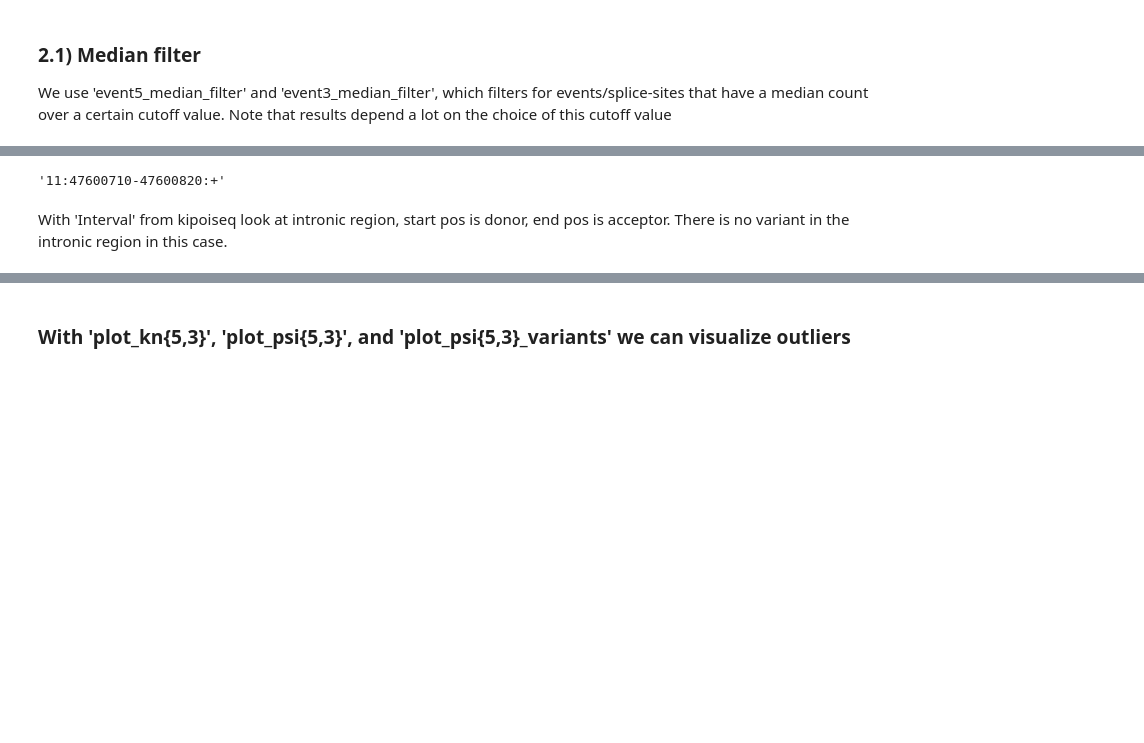
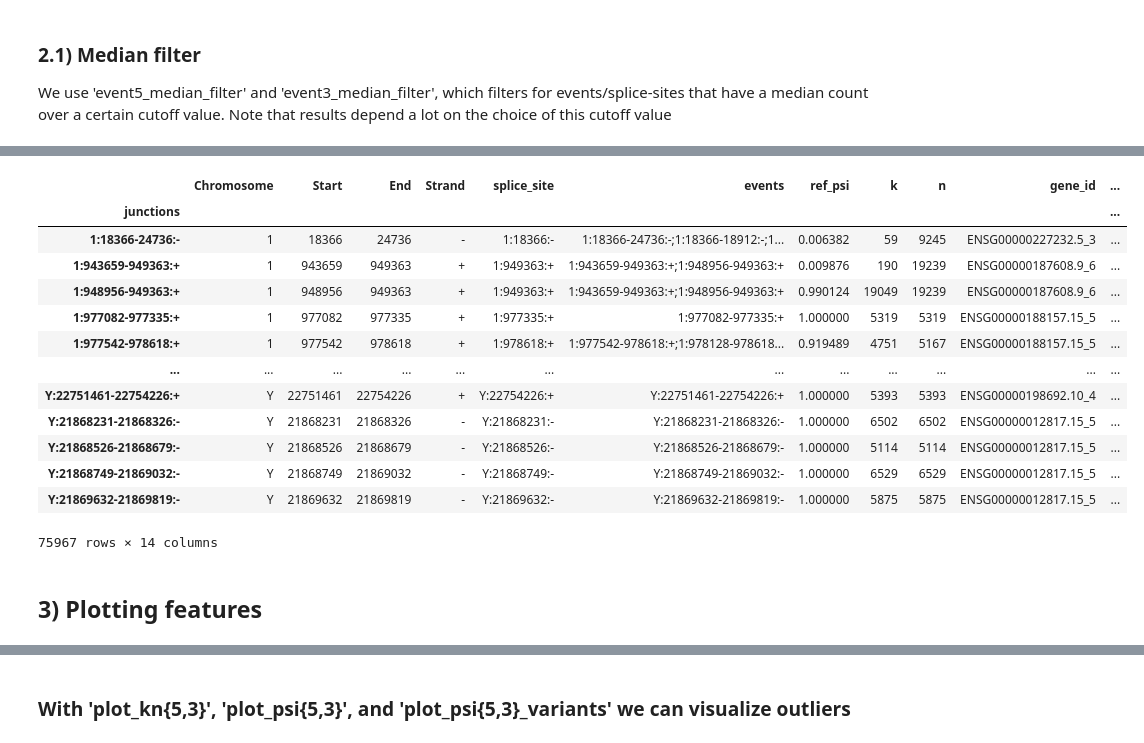
Before and after one commit to gagneurlab/splicemap, a Jupyter notebook: notebooks/example.ipynb, the cells around one changed output, grey strips where cells are left out. Saved outputs shown, nothing was run; the diff lists cells and outputs as text; code cells hidden in the pictures; blank space fills up the shorter version.

```diff
--- a/notebooks/example.ipynb
+++ b/notebooks/example.ipynb
@@ -108,3 +146,22 @@ df_psi5
+# %%
+df_psi3
+# %% [output]
+|  | Chromosome | Start | End | Strand | splice_site | events | ref_psi | k | n | gene_id | ... |
+| junctions |  |  |  |  |  |  |  |  |  |  | ... |
+| 1:18366-24736:- | 1 | 18366 | 24736 | - | 1:18366:- | 1:18366-24736:-;1:18366-18912:-;1... | 0.006382 | 59 | 9245 | ENSG00000227232.5_3 | ... |
+| 1:943659-949363:+ | 1 | 943659 | 949363 | + | 1:949363:+ | 1:943659-949363:+;1:948956-949363:+ | 0.009876 | 190 | 19239 | ENSG00000187608.9_6 | ... |
+| 1:948956-949363:+ | 1 | 948956 | 949363 | + | 1:949363:+ | 1:943659-949363:+;1:948956-949363:+ | 0.990124 | 19049 | 19239 | ENSG00000187608.9_6 | ... |
+| 1:977082-977335:+ | 1 | 977082 | 977335 | + | 1:977335:+ | 1:977082-977335:+ | 1.000000 | 5319 | 5319 | ENSG00000188157.15_5 | ... |
+| 1:977542-978618:+ | 1 | 977542 | 978618 | + | 1:978618:+ | 1:977542-978618:+;1:978128-978618... | 0.919489 | 4751 | 5167 | ENSG00000188157.15_5 | ... |
+| ... | ... | ... | ... | ... | ... | ... | ... | ... | ... | ... | ... |
+| Y:22751461-22754226:+ | Y | 22751461 | 22754226 | + | Y:22754226:+ | Y:22751461-22754226:+ | 1.000000 | 5393 | 5393 | ENSG00000198692.10_4 | ... |
+| Y:21868231-21868326:- | Y | 21868231 | 21868326 | - | Y:21868231:- | Y:21868231-21868326:- | 1.000000 | 6502 | 6502 | ENSG00000012817.15_5 | ... |
+| Y:21868526-21868679:- | Y | 21868526 | 21868679 | - | Y:21868526:- | Y:21868526-21868679:- | 1.000000 | 5114 | 5114 | ENSG00000012817.15_5 | ... |
+| Y:21868749-21869032:- | Y | 21868749 | 21869032 | - | Y:21868749:- | Y:21868749-21869032:- | 1.000000 | 6529 | 6529 | ENSG00000012817.15_5 | ... |
+| Y:21869632-21869819:- | Y | 21869632 | 21869819 | - | Y:21869632:- | Y:21869632-21869819:- | 1.000000 | 5875 | 5875 | ENSG00000012817.15_5 | ... |
+75967 rows × 14 columns
+# %% [markdown]
+## 3) Plotting features
 # %%
 vcf_file = '/s/project/gtex-processed/mmsplice-scripts/data/raw/gtex/GTEx_Analysis_2016-01-15_v7_WholeGenomeSeq_635Ind_PASS_AB02_GQ20_HETX_MISS15_PLINKQC.vcf.gz'
 vcf = MultiSampleVCF(vcf_file)
@@ -116,7 +169,0 @@ df_outliers_psi3 = pd.read_csv(outliers_psi3)
-# %%
-i = 0
-df_outliers_psi5['junctions'][i]
-# %% [output]
-'11:47600710-47600820:+'
-# %% [markdown]
-With 'Interval' from kipoiseq look at intronic region, start pos is donor, end pos is acceptor. There is no variant in the intronic region in this case.
```
Also changed, not shown: parts of 47 cells of this notebook, 3 other files.
